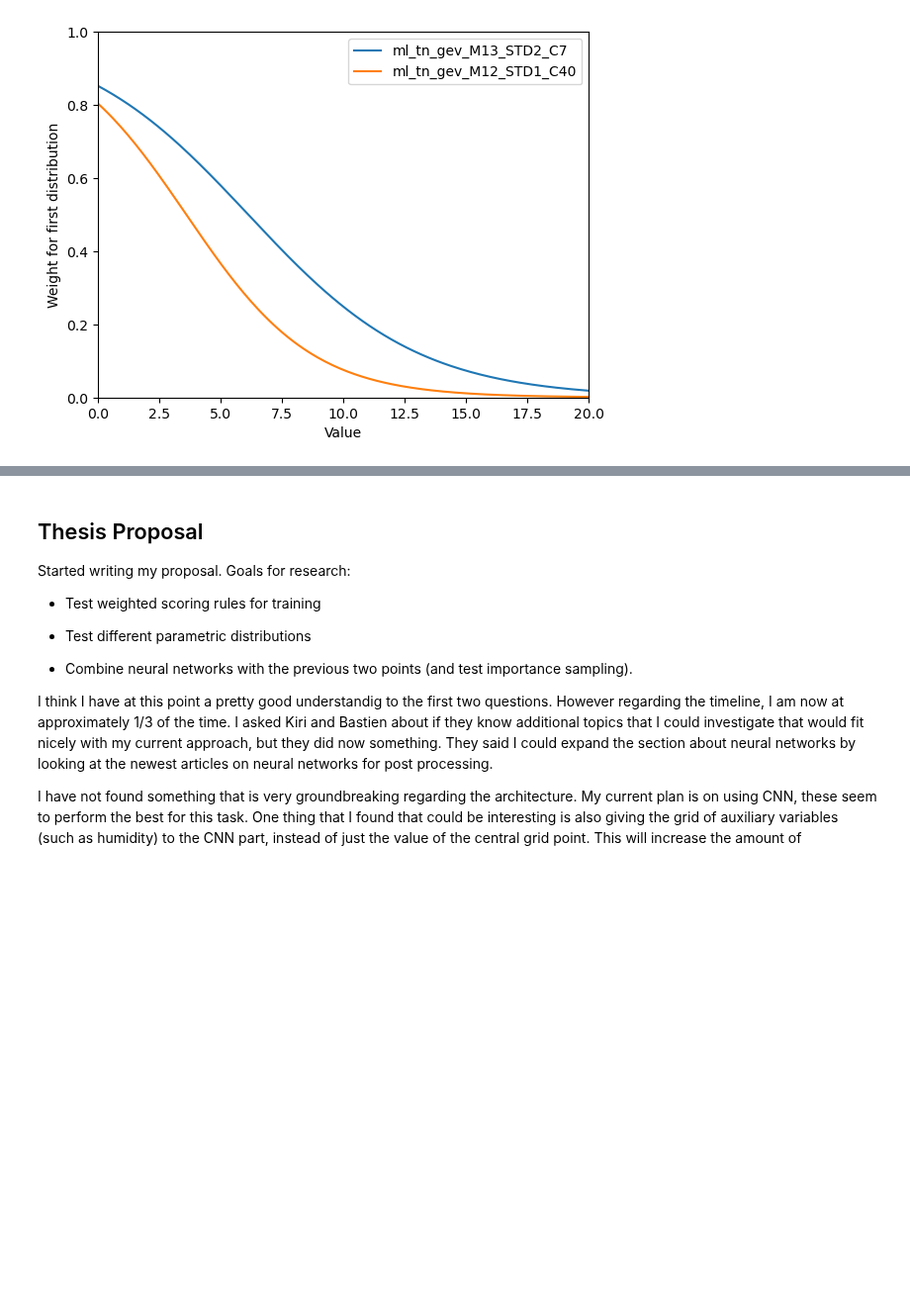
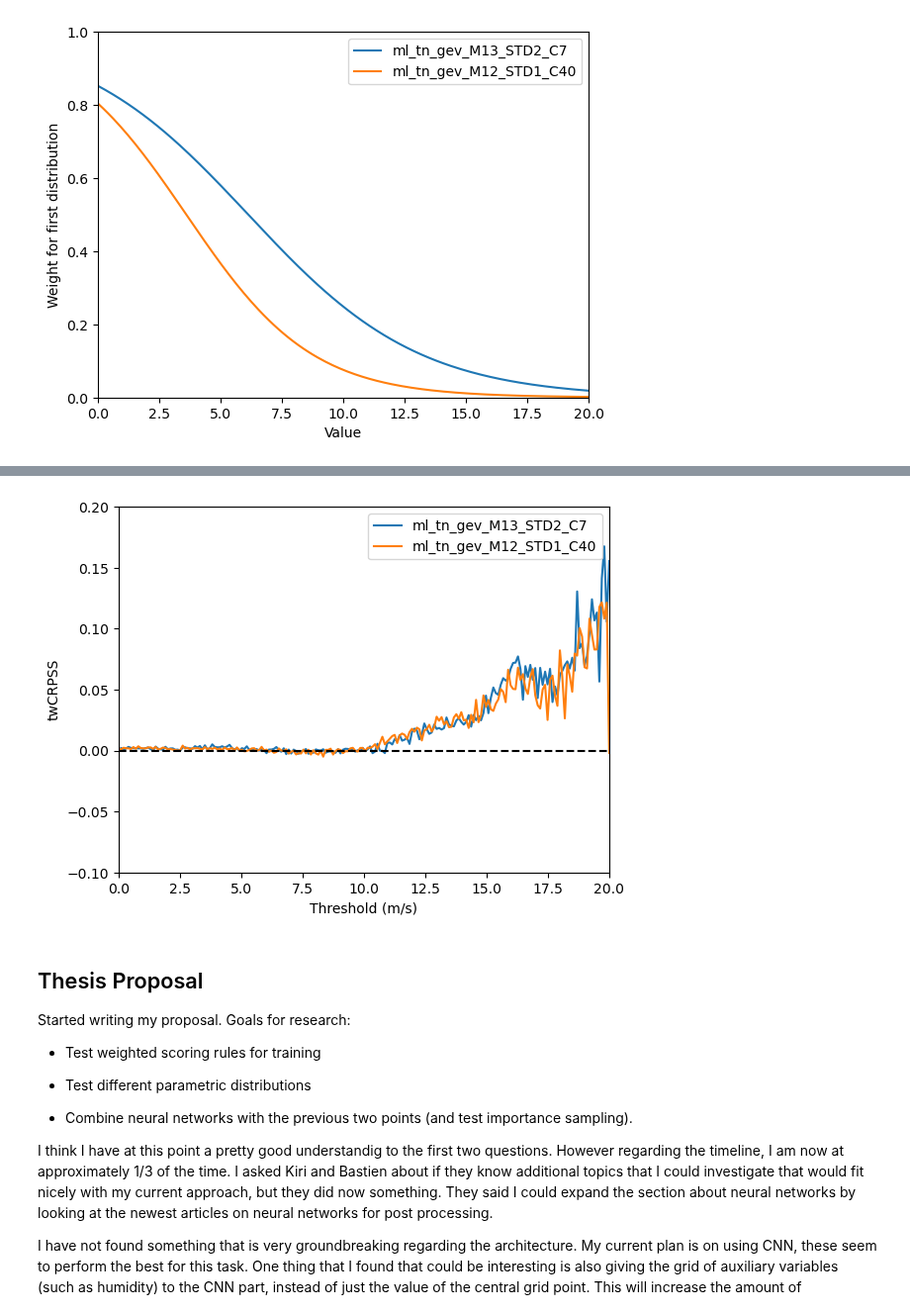
Before and after one commit to SimonHakvoort/thesiscode, a Jupyter notebook: src/new_emos_results/meeting_april.ipynb, the cells around one changed output, grey strips where cells are left out. Shown at 99% size. Saved outputs shown, nothing was run; the diff lists cells and outputs as text; code cells hidden in the pictures; blank space fills up the shorter version.

```diff
--- a/src/new_emos_results/meeting_april.ipynb
+++ b/src/new_emos_results/meeting_april.ipynb
@@ -631,3 +629,9 @@ plot_weight_mixture(other_models, values)
+# %%
+values = np.linspace(0, 20, 200)
+ylim = [-0.1, 0.2]
+make_twcrpss_plot(base_model, other_models, X_test, y_test, values, ylim=ylim)
+# %% [output]
+[figure, added]
 # %% [markdown]
 ## Thesis Proposal
 
```
Also changed, not shown: parts of 11 cells of this notebook, 9 other files.
